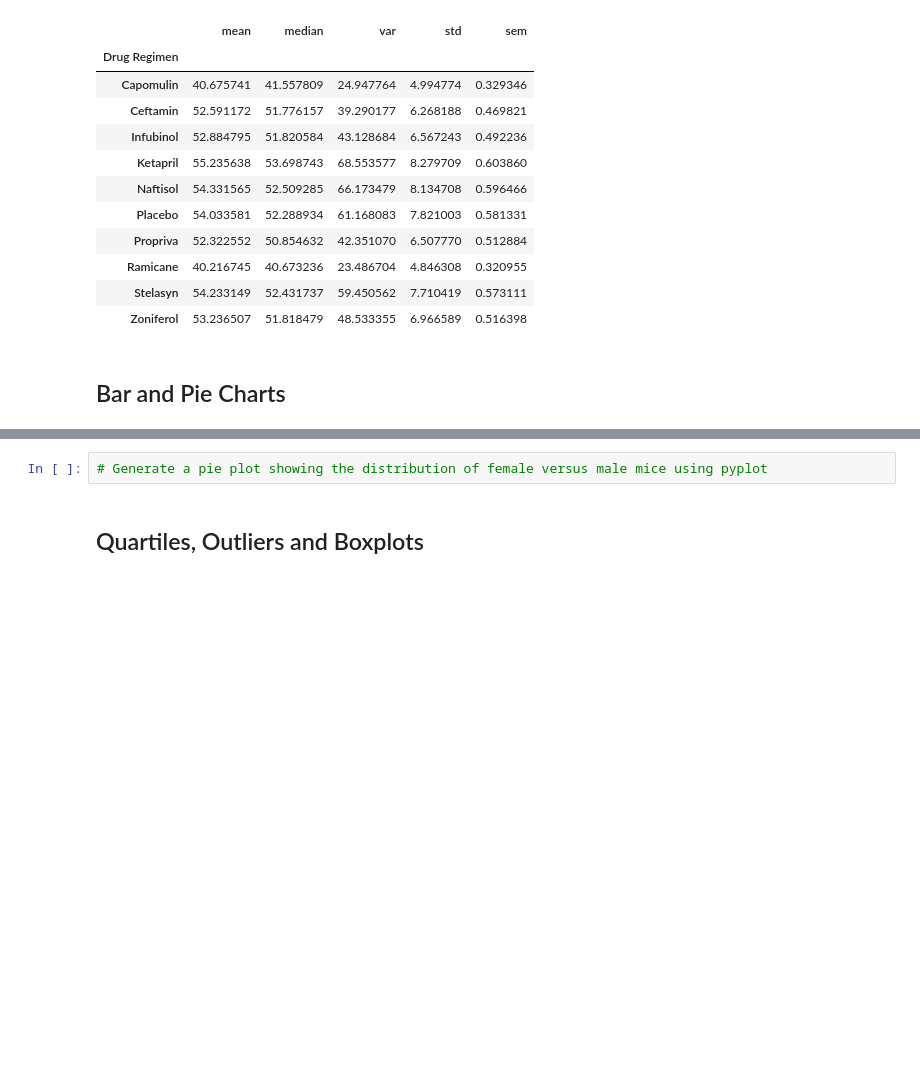
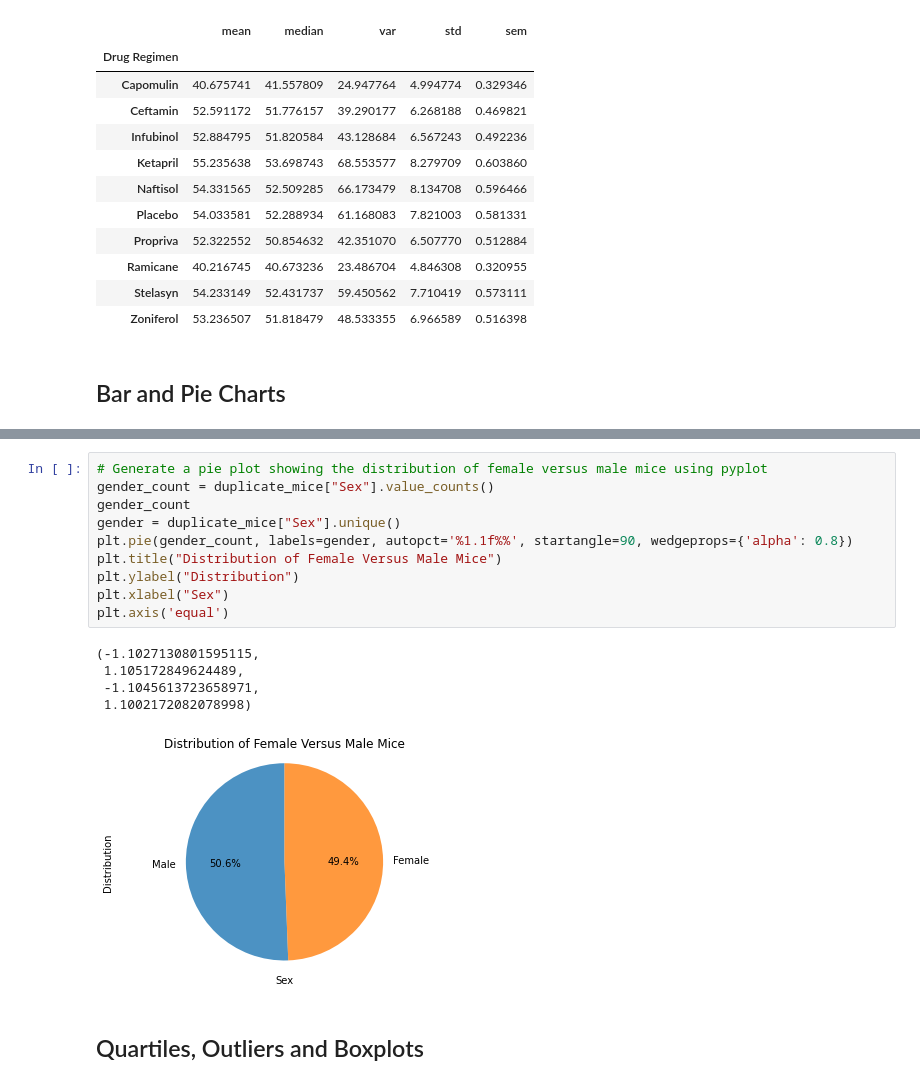
Before and after one commit to SybileC/matplotlib-challenge, a Jupyter notebook: 02-Homework_05-Matplotlib_Instructions_Pymaceuticals_pymaceuticals_starter.ipynb, the cells around one changed output, grey strips where cells are left out. Cells and saved outputs as stored; diff of their text form; blank space fills up the shorter version.

```diff
--- a/02-Homework_05-Matplotlib_Instructions_Pymaceuticals_pymaceuticals_starter.ipynb
+++ b/02-Homework_05-Matplotlib_Instructions_Pymaceuticals_pymaceuticals_starter.ipynb
@@ -171,5 +189,19 @@ plt.show()
-# %%
-# Generate a pie plot showing the distribution of female versus male mice using pyplot
+# %%
+# Generate a pie plot showing the distribution of female versus male mice using pyplot
+gender_count = duplicate_mice["Sex"].value_counts()
+gender_count
+gender = duplicate_mice["Sex"].unique()
+plt.pie(gender_count, labels=gender, autopct='%1.1f%%', startangle=90, wedgeprops={'alpha': 0.8})
+plt.title("Distribution of Female Versus Male Mice")
+plt.ylabel("Distribution")
+plt.xlabel("Sex")
+plt.axis('equal')
+# %% [output]
+(-1.1027130801595115,
+ 1.105172849624489,
+ -1.1045613723658971,
+ 1.1002172082078998)
+[figure, added]
 # %% [markdown]
 ## Quartiles, Outliers and Boxplots
 # %%
```
Also changed, not shown: parts of 4 cells of this notebook.
